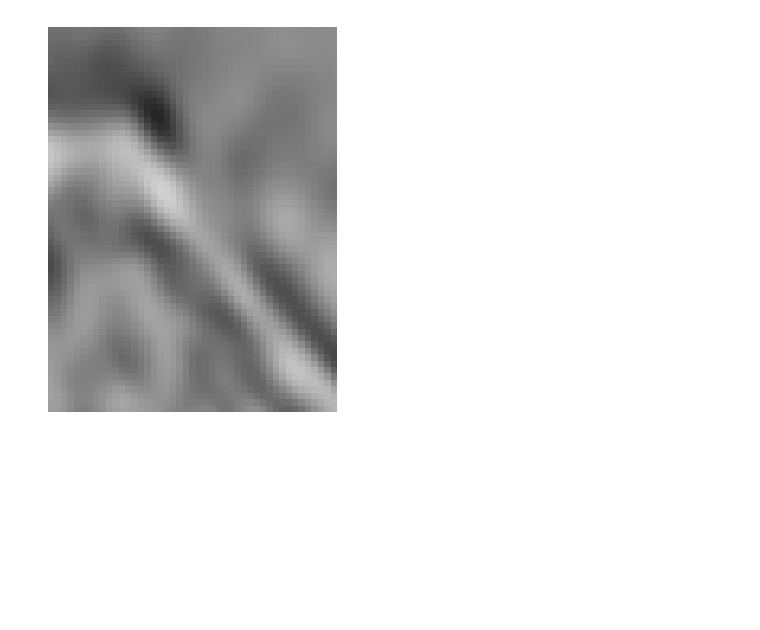
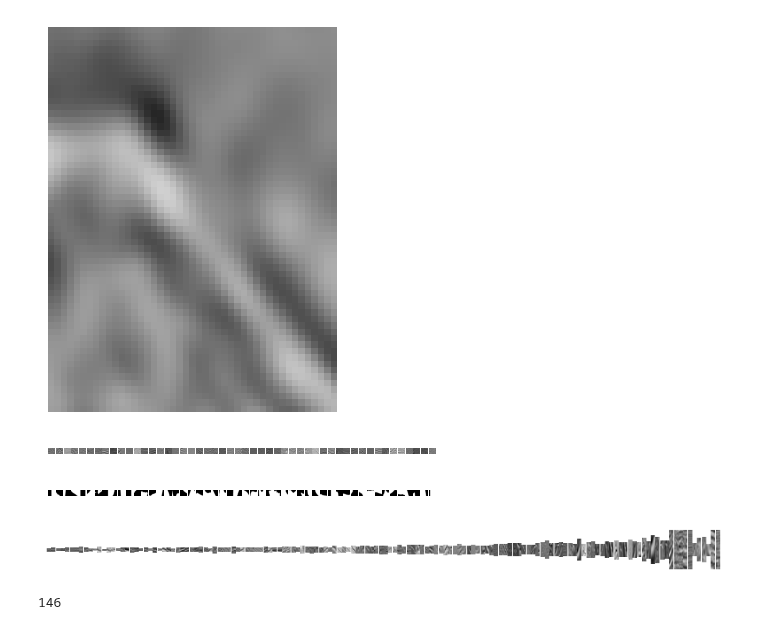
Before and after one commit to lucterres/textureSSD, a Jupyter notebook: angles.ipynb, the cells around one changed output. Drawn from its saved outputs; the diff is of its cells as text; code cells hidden in the pictures; blank space fills up the shorter version.

```diff
--- a/angles.ipynb
+++ b/angles.ipynb
@@ -215,3 +215,47 @@ plt.axis('off')
 plt.show()
 # %% [output]
 [figure]
+# %%
+#show all images in imagesList
+def showImages(imagesList):
+    n = len(imagesList)
+    if n > 1:
+        fig, axs = plt.subplots(1, n , figsize=(5, 5))
+        for i in range(n):
+            axs[i].imshow(cv2.cvtColor(imagesList[i], cv2.COLOR_BGR2RGB))
+            axs[i].axis('off')
+        plt.show()
+    if n == 1:
+        plt.imshow(cv2.cvtColor(imagesList[0], cv2.COLOR_BGR2RGB))
+        plt.axis('off')
+        plt.show()
+
+#load a list of images from files
+def loadImages(path, imageList):
+    loadedImages = []
+    for filename in imageList:
+        img = cv2.imread(path + '\\' + filename+ '.png')
+        if img is not None:
+            loadedImages.append(img)
+    return loadedImages
+# %%
+import pandas as pd
+
+TRAIN_CSV = r'D:\_0Luciano\_0PHD\datasets\tgs-salt\train1090.csv'
+masksPath = r'D:\_0Luciano\_0PHD\datasets\tgs-salt\masks10-90'
+imagesPath = r'D:\_0Luciano\_0PHD\datasets\tgs-salt\train\images'
+
+df_train = pd.read_csv(TRAIN_CSV)
+imageList = df_train.iloc[0:50,0]
+
+# iterate over 10 first elements of first column (id)
+#for i in range(10):
+    # print(df_train.iloc[i,0])
+
+imagesList = loadImages(imagesPath, imageList)
+masksList = loadImages(masksPath, imageList)
+showImages(imagesList)
+showImages(masksList)
+# %% [output]
+[figure, added]
+[figure, added]
@@ -217,0 +273,10 @@ plt.show()
+# %%
+patchesList.sort(key=lambda x: x[0])
+
+dispArrayImages(patchesList)
+# %% [output]
+[figure, added]
+# %%
+len(patchesList)
+# %% [output]
+146
```
Also changed, not shown: parts of 4 cells of this notebook.
